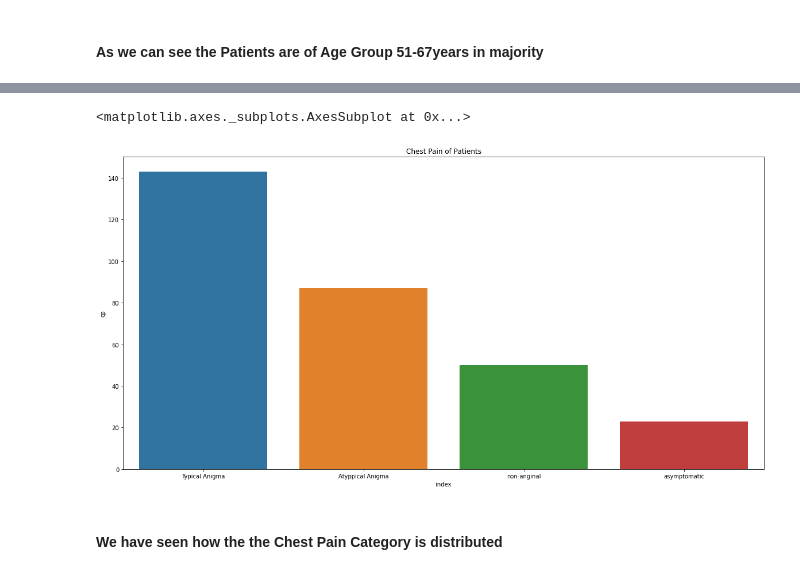
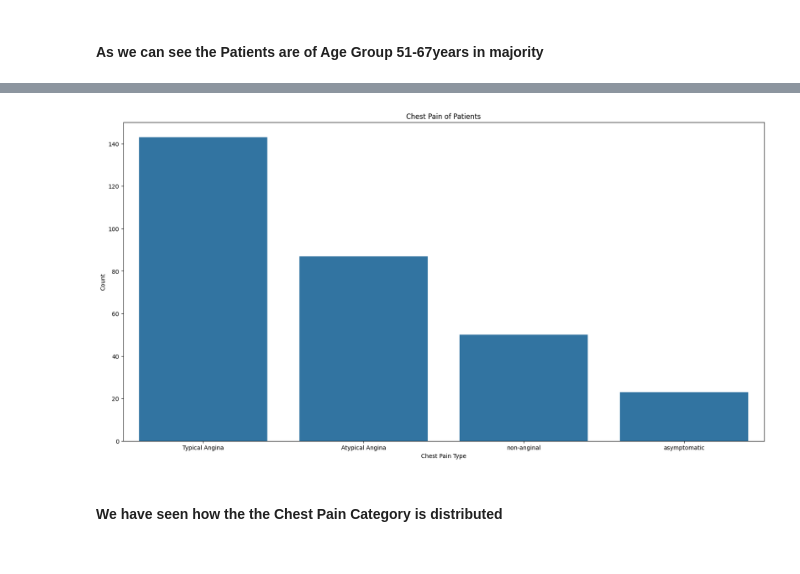
Before and after one commit to boltx393/HeartAttackPredictor, a Jupyter notebook: Heart_Attack_Risk_Predictor with Eval ML.ipynb, the cells around one changed output, grey strips where cells are left out. Drawn from its saved outputs; the diff is of its cells as text; code cells hidden in the pictures.

```diff
--- a/Heart_Attack_Risk_Predictor with Eval ML.ipynb
+++ b/Heart_Attack_Risk_Predictor with Eval ML.ipynb
@@ -28,5 +26,5 @@ Drive already mounted at /content/drive/; to attempt to forcibly remount, call d
 # %%
-df= pd.read_csv("/content/drive/MyDrive/heart.csv")
+df = pd.read_csv("./heart.csv")
 # %%
 df= df.drop(['oldpeak','slp','thall'],axis=1)
 # %%
@@ -140,8 +138,9 @@ sns.countplot(x='sex',data=df)
 # %%
-cp_data= df['cp'].value_counts().reset_index()
-cp_data['index'][3]= 'asymptomatic'
-cp_data['index'][2]= 'non-anginal'
-cp_data['index'][1]= 'Atyppical Anigma'
-cp_data['index'][0]= 'Typical Anigma'
+cp_data = df['cp'].value_counts().reset_index()
+cp_data.columns = ['cp', 'count']
+cp_data.loc[cp_data.index == 3, 'cp'] = 'asymptomatic'
+cp_data.loc[cp_data.index == 2, 'cp'] = 'non-anginal'
+cp_data.loc[cp_data.index == 1, 'cp'] = 'Atypical Angina'
+cp_data.loc[cp_data.index == 0, 'cp'] = 'Typical Angina'
 cp_data
 # %% [output]
@@ -165,11 +152,14 @@ See the caveats in the documentation: https://pandas.pydata.org/pandas-docs/stab
 # %%
 plt.figure(figsize=(20, 10))
 plt.title("Chest Pain of Patients")
 
-sns.barplot(x=cp_data['index'],y= cp_data['cp'])
+sns.barplot(x=cp_data['cp'], y=cp_data['count'])
+
+plt.xlabel("Chest Pain Type")
+plt.ylabel("Count")
+plt.show()
 # %% [output]
-<matplotlib.axes._subplots.AxesSubplot at 0x...>
-[figure, old version]
+[figure, new version]
 # %% [markdown]
 #### We have seen how the the Chest Pain Category is distributed
 # %%
```
Also changed, not shown: parts of 59 cells of this notebook, 1 other file.
